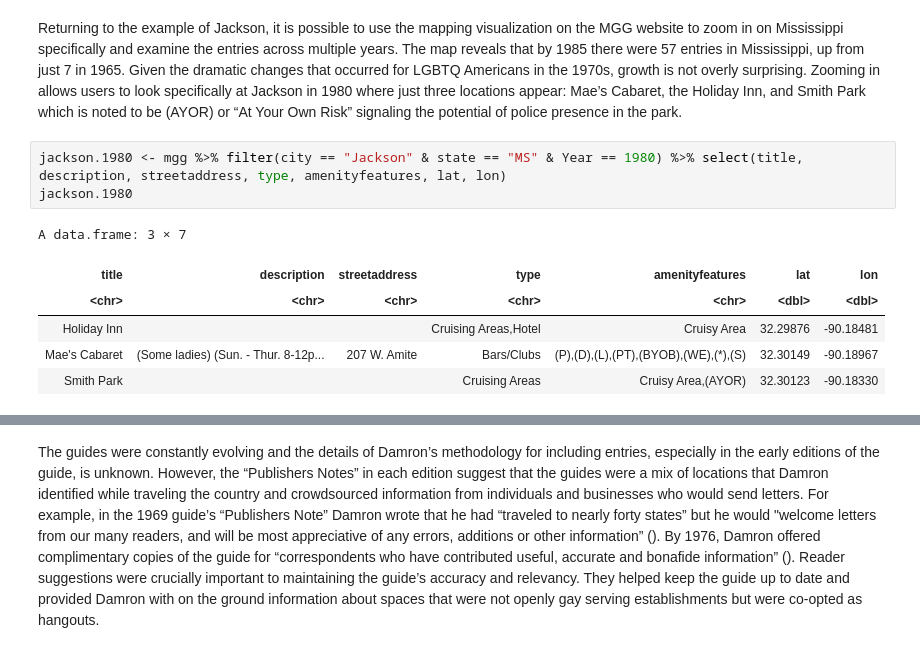
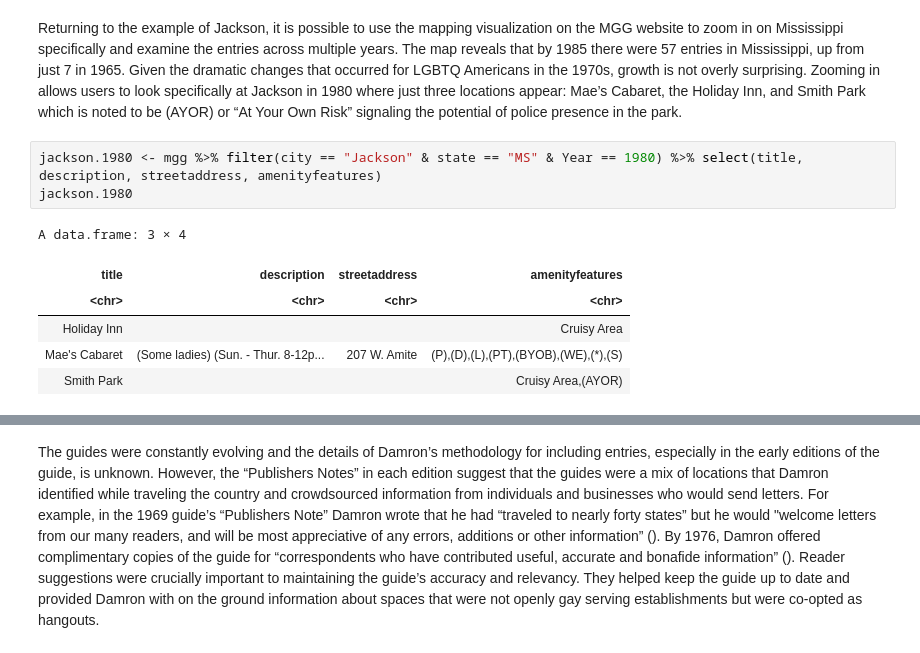
Before and after one commit to regan008/mggjdh, a Jupyter notebook: secret_societies_and_revolving_doors_using_mapping_the_gay_guides_as_a_tool_for_studying_queer_geographies.ipynb, the cells around one changed output, grey strips where cells are left out. Drawn from its saved outputs; the diff is of its cells as text.

```diff
--- a/secret_societies_and_revolving_doors_using_mapping_the_gay_guides_as_a_tool_for_studying_queer_geographies.ipynb
+++ b/secret_societies_and_revolving_doors_using_mapping_the_gay_guides_as_a_tool_for_studying_queer_geographies.ipynb
@@ -96,14 +96,14 @@ display_png(file="./media/mgg-map.png")
 # %% [markdown]
 Returning to the example of Jackson, it is possible to use the mapping visualization on the MGG website to zoom in on Mississippi specifically and examine the entries across multiple years. The map reveals that by 1985 there were 57 entries in Mississippi, up from just 7 in 1965. Given the dramatic changes that occurred for LGBTQ Americans in the 1970s, growth is not overly surprising. Zooming in allows users to look specifically at Jackson in 1980 where just three locations appear: Mae’s Cabaret, the Holiday Inn, and Smith Park which is noted to be (AYOR) or “At Your Own Risk” signaling the potential of police presence in the park.
 # %%
-jackson.1980 <- mgg %>% filter(city == "Jackson" & state == "MS" & Year == 1980) %>% select(title, description, streetaddress, type, amenityfeatures, lat, lon)
+jackson.1980 <- mgg %>% filter(city == "Jackson" & state == "MS" & Year == 1980) %>% select(title, description, streetaddress, amenityfeatures)
 jackson.1980
 # %% [output]
-A data.frame: 3 × 7
+A data.frame: 3 × 4
-| title | description | streetaddress | type | amenityfeatures | lat | lon |
-| <chr> | <chr> | <chr> | <chr> | <chr> | <dbl> | <dbl> |
-| Holiday Inn |  |  | Cruising Areas,Hotel | Cruisy Area | 32.29876 | -90.18481 |
-| Mae's Cabaret | (Some ladies) (Sun. - Thur. 8-12p... | 207 W. Amite | Bars/Clubs | (P),(D),(L),(PT),(BYOB),(WE),(*),(S) | 32.30149 | -90.18967 |
-| Smith Park |  |  | Cruising Areas | Cruisy Area,(AYOR) | 32.30123 | -90.18330 |
+| title | description | streetaddress | amenityfeatures |
+| <chr> | <chr> | <chr> | <chr> |
+| Holiday Inn |  |  | Cruisy Area |
+| Mae's Cabaret | (Some ladies) (Sun. - Thur. 8-12p... | 207 W. Amite | (P),(D),(L),(PT),(BYOB),(WE),(*),(S) |
+| Smith Park |  |  | Cruisy Area,(AYOR) |
 # %%
 library(leaflet)
```
Also changed, not shown: parts of 9 cells of this notebook.
